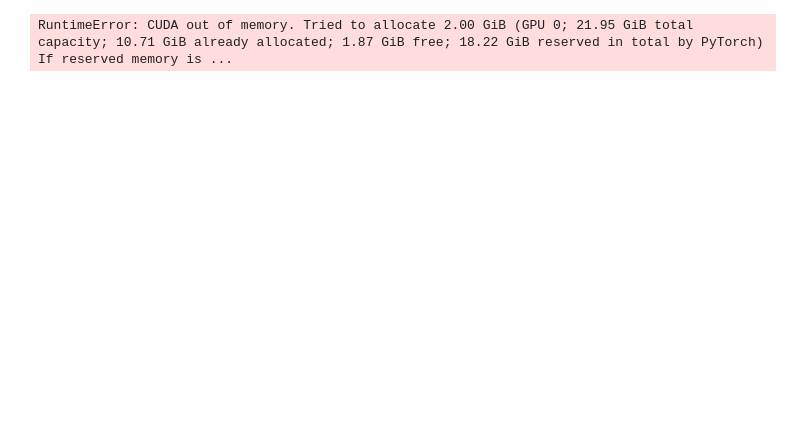
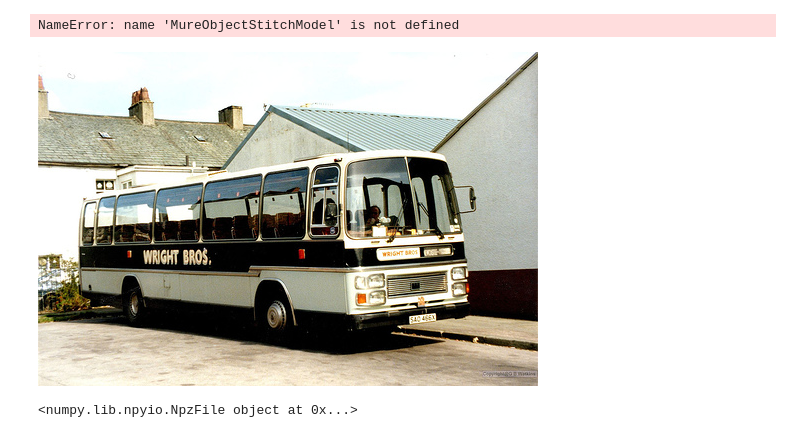
Before and after one commit to Lradovan/CSE290D-Project, a Jupyter notebook: fopa.ipynb, the cells around one changed output. Saved outputs shown, nothing was run; the diff lists cells and outputs as text; code cells hidden in the pictures; blank space fills up the shorter version.

```diff
--- a/fopa.ipynb
+++ b/fopa.ipynb
@@ -200,7 +147,7 @@ def get_optimal_location(fg_img, fg_mask, bg_img, bg_w, bg_h, bg_bbox, num_scale
 '''
 Right now this just takes does one specific foreground image (teddy bear), and one background image (skier)
 '''
-
+from libcom import color_transfer
 from libcom.utils.process_image import *
 from libcom.utils.environment import *
 from libcom import OPAScoreModel
@@ -210,6 +157,8 @@ import cv2
 import csv
 from PIL import Image
 from libcom.fopa_heat_map.source.prepare_multi_fg_scales import prepare_multi_fg_scales
+from libcom import ImageHarmonizationModel
+from libcom import Mure_ObjectStitchModel
 
 from libcom import ControlComModel
 
@@ -223,24 +172,33 @@ foreground_image = '../workspace/libcom/tests/source/foreground/1.jpg'
 foreground_mask = '../workspace/libcom/tests/source/foreground_mask/1.png'
 
 # Define the path where your annotations are stored
-bg_annotations_path = Path("./dest/dir/car/pascal")
-bg_images_path = Path("./dest/dir/car/images")
+bg_annotations_path = Path("./dest/dir/cat/pascal")
+bg_images_path = Path("./dest/dir/cat/images")
 
-for annotation_file in annotations_path.glob("*.xml"):
+CDTNet = ImageHarmonizationModel(device=0, model_type='CDTNet')
+net    = Mure_ObjectStitchModel(device=0, sampler='plms')
+
+for annotation_file in bg_annotations_path.glob("*.xml"):
     image_id = annotation_file.stem
     bg_img = os.path.join(bg_images_path, f"{image_id}.jpg")
     bg_w, bg_h, bg_bbox = parse_anno(annotation_file)
-    score, fg_img, fg_mask, bbox = get_optimal_location(foreground_image, foreground_mask, bg_img, bg_w, bg_h, bg_bbox, num_scales=16)
+    score, fg_img, fg_mask, bbox, comp, comp_mask = get_optimal_location(foreground_image, foreground_mask, bg_img, bg_w, bg_h, bg_bbox, num_scales=16)
 
     if(score):
         # print(fg_img, fg_mask)
-        # grid_img  = make_image_grid([comp, comp_mask])
-        # cv2.imwrite(f'./results/composite_{image_id}.jpg', grid_img)
+        # res = color_transfer(comp, comp_mask)
+        # grid_img  = make_image_grid([res])
+        # cv2.imwrite(f'./results/composite_color_trans{image_id}.jpg', grid_img)
 
-        net      = ControlComModel(device=0, model_type="ControlCom")
-        comp     = net(bg_img, fg_img, bbox, fg_mask, task=['blending', 'harmonization'])
+        # net      = ControlComModel(device=0, model_type="ControlCom")
+        # res     = net(bg_img, fg_img, bbox, fg_mask, task=['blending'], guidance_scale=1)
+        # res = CDTNet(comp, comp_mask)
+        # print(len(comp))
+        # print(comp)
+        res, show_fg_img = net(bg_img, [fg_img], [fg_mask], bbox, sample_steps=25, num_samples=3)
+
         bg_img   = draw_bbox_on_image(bg_img, bbox)
-        grid_img = make_image_grid([bg_img, fg_img, comp[0], comp[1]])
-        cv2.imwrite('./results/controlcom_result{}.jpg'.format(image_id), grid_img)
+        grid_img = make_image_grid([bg_img, fg_img, comp, comp_mask, res])
+        cv2.imwrite('./results/harm_controlcom_result{}.jpg'.format(image_id), grid_img)
 # %% [output]
-RuntimeError: CUDA out of memory. Tried to allocate 2.00 GiB (GPU 0; 21.95 GiB total capacity; 10.71 GiB already allocated; 1.87 GiB free; 18.22 GiB reserved in total by PyTorch) If reserved memory is ...
+NameError: name 'MureObjectStitchModel' is not defined
@@ -246,0 +207,6 @@ RuntimeError: CUDA out of memory. Tried to allocate 2.00 GiB (GPU 0; 21.95 GiB t
+# %%
+image_path ='/srv/PASCAL3D+_release1.1/Images/bus_imagenet/n03306385_12361.JPEG'
+
+Image(filename=image_path)
+# %% [output]
+[figure, added]
@@ -246,0 +217,4 @@ RuntimeError: CUDA out of memory. Tried to allocate 2.00 GiB (GPU 0; 21.95 GiB t
+# %%
+print(data)
+# %% [output]
+<numpy.lib.npyio.NpzFile object at 0x...>
```
Also changed, not shown: parts of 9 cells of this notebook.
